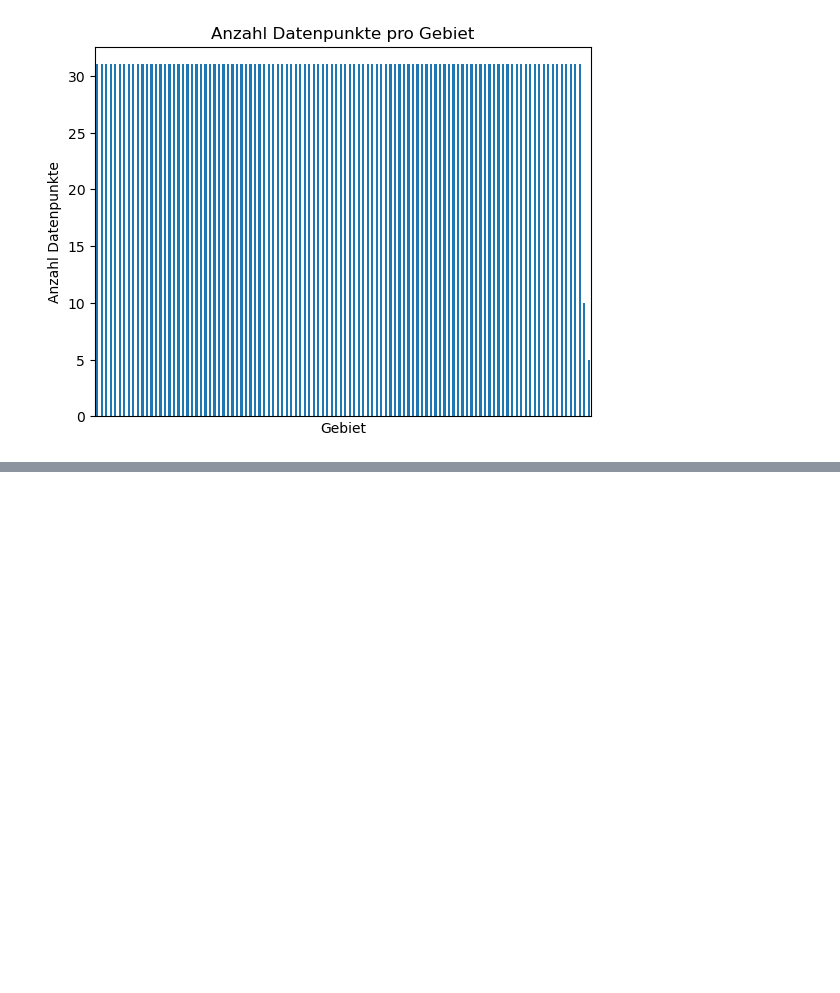
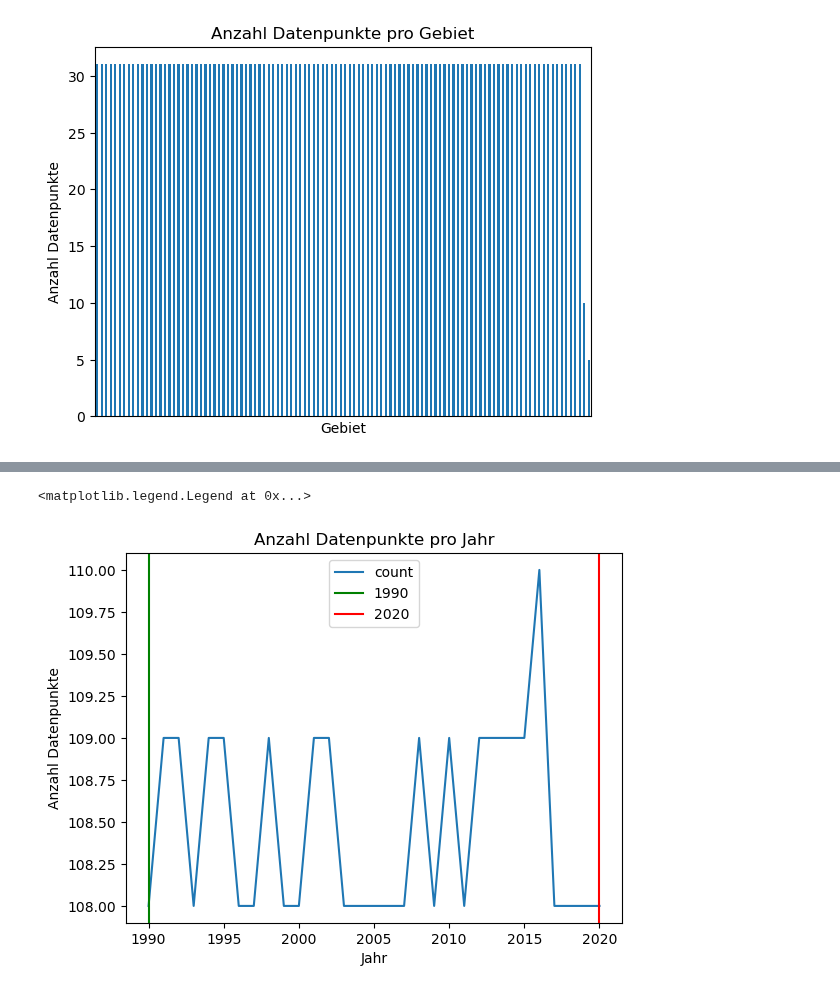
Before and after one commit to veronikamiteva/Pandas_Leistungsnachweis, a Jupyter notebook: Grundgerüst_Leistungsnachweis.ipynb, the cells around one changed output, grey strips where cells are left out. Cells and saved outputs as stored; diff of their text form; code cells hidden in the pictures; blank space fills up the shorter version.

```diff
--- a/Grundgerüst_Leistungsnachweis.ipynb
+++ b/Grundgerüst_Leistungsnachweis.ipynb
@@ -94,0 +149,10 @@ df['Gebiet'].value_counts().plot(kind='bar',
+# %%
+# Jahre mit maximaler Anzahl Datenpunkte (109)
+g = df['Jahr'].value_counts().sort_index().plot(ylabel='Anzahl Datenpunkte', title='Anzahl Datenpunkte pro Jahr')
+g.axvline(x=1990, color='green',label='1990') # grüne Linie bei 1990 - ab diesem Jahr beginnen die Daten
+g.axvline(x=2020, color='red',label='2020') # rote Linie bei 2020 - bis zu diesem Jahr reichen die Daten
+
+g.legend()  # Legende anzeigen
+# %% [output]
+<matplotlib.legend.Legend at 0x...>
+[figure, added]
```
Also changed, not shown: parts of 9 cells of this notebook.
